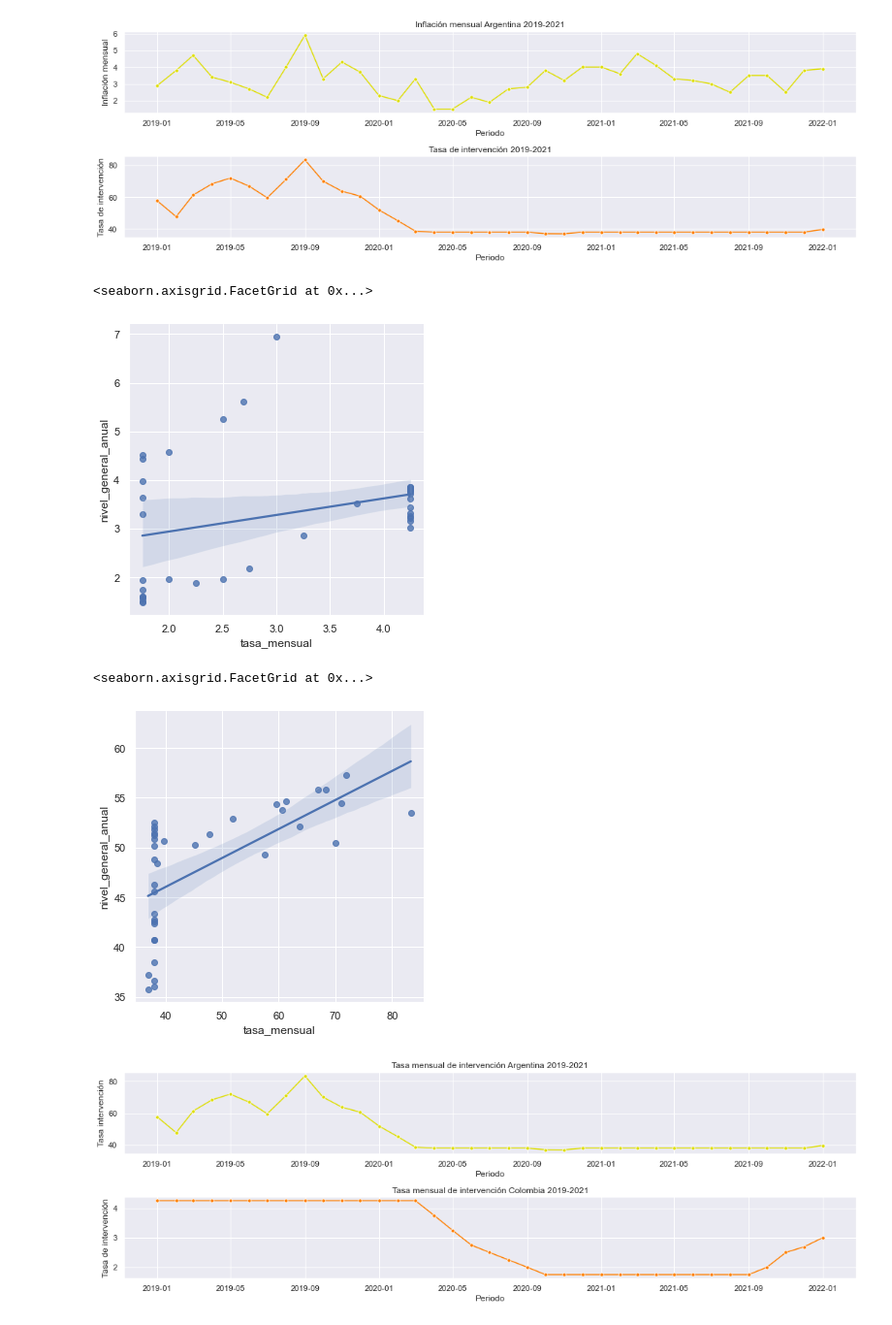
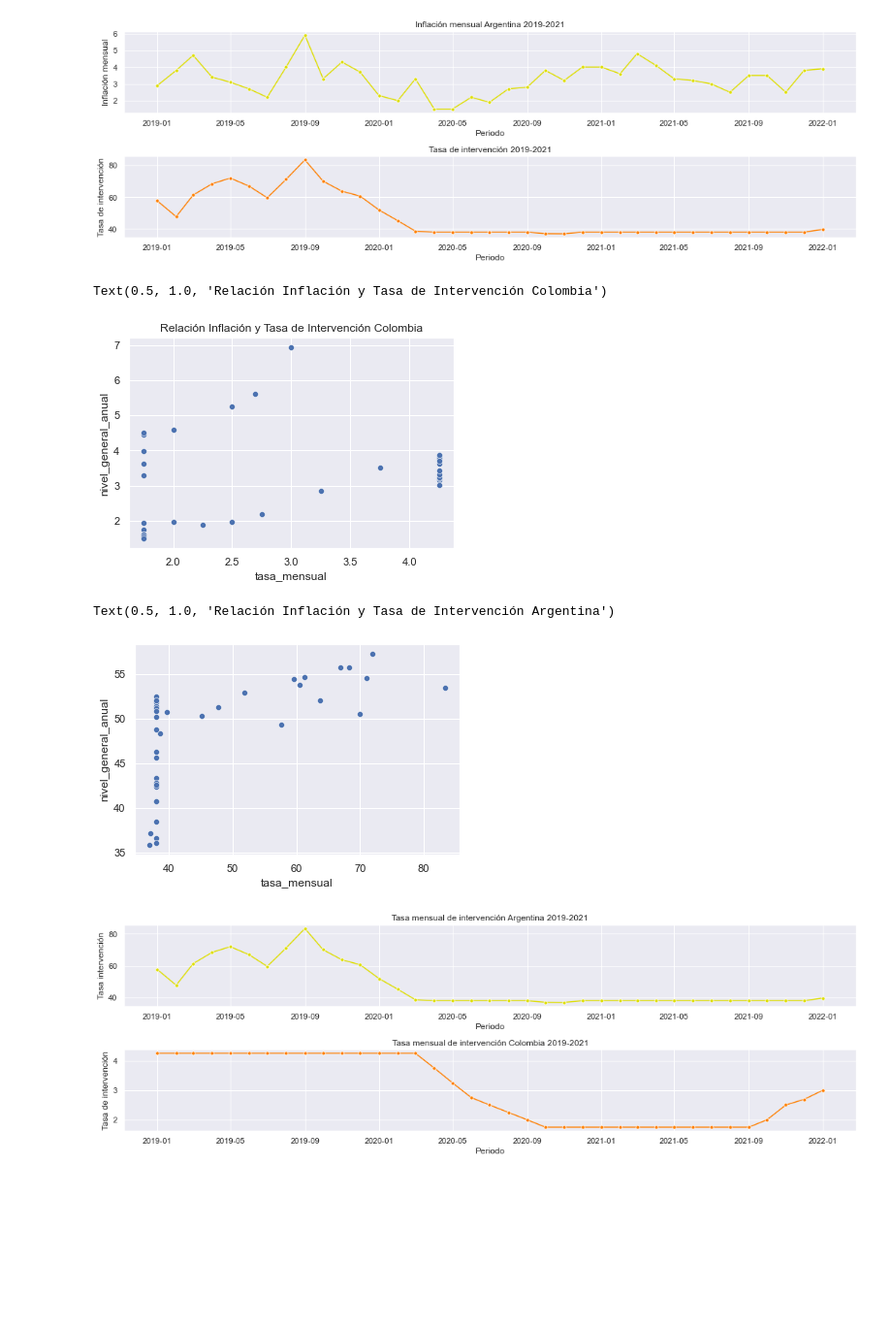
Before and after one commit to jmoralesn2/Tasas_interes_Colombia_Argentina, a Jupyter notebook: Project1.ipynb, the cells around one changed output. Shown at 97% size. Cells and saved outputs as stored; diff of their text form; code cells hidden in the pictures; blank space fills up the shorter version.

Commit message:
Puliendo detalles de las gráficas

```diff
--- a/Project1.ipynb
+++ b/Project1.ipynb
@@ -296,15 +296,18 @@ plt.tight_layout()
 # %% [output]
 [figure]
 # %%
-sns.lmplot(x="tasa_mensual",y="nivel_general_anual", data=info_col)
+grafica1 = sns.scatterplot(x="tasa_mensual",y="nivel_general_anual", data=info_col)
+
+grafica1.set_title("Relación Inflación y Tasa de Intervención Colombia")
 # %% [output]
-<seaborn.axisgrid.FacetGrid at 0x...>
+Text(0.5, 1.0, 'Relación Inflación y Tasa de Intervención Colombia')
-[figure, old version]
+[figure, new version]
 # %%
-sns.lmplot(x="tasa_mensual",y="nivel_general_anual", data=info_arg)
+gráfica2 = sns.scatterplot(x="tasa_mensual",y="nivel_general_anual", data=info_arg)
+grafica1.set_title("Relación Inflación y Tasa de Intervención Argentina")
 # %% [output]
-<seaborn.axisgrid.FacetGrid at 0x...>
+Text(0.5, 1.0, 'Relación Inflación y Tasa de Intervención Argentina')
-[figure, old version]
+[figure, new version]
 # %%
 fig6,axes6 = plt.subplots(nrows = 2, ncols = 1, figsize=(15,5))
 
```
